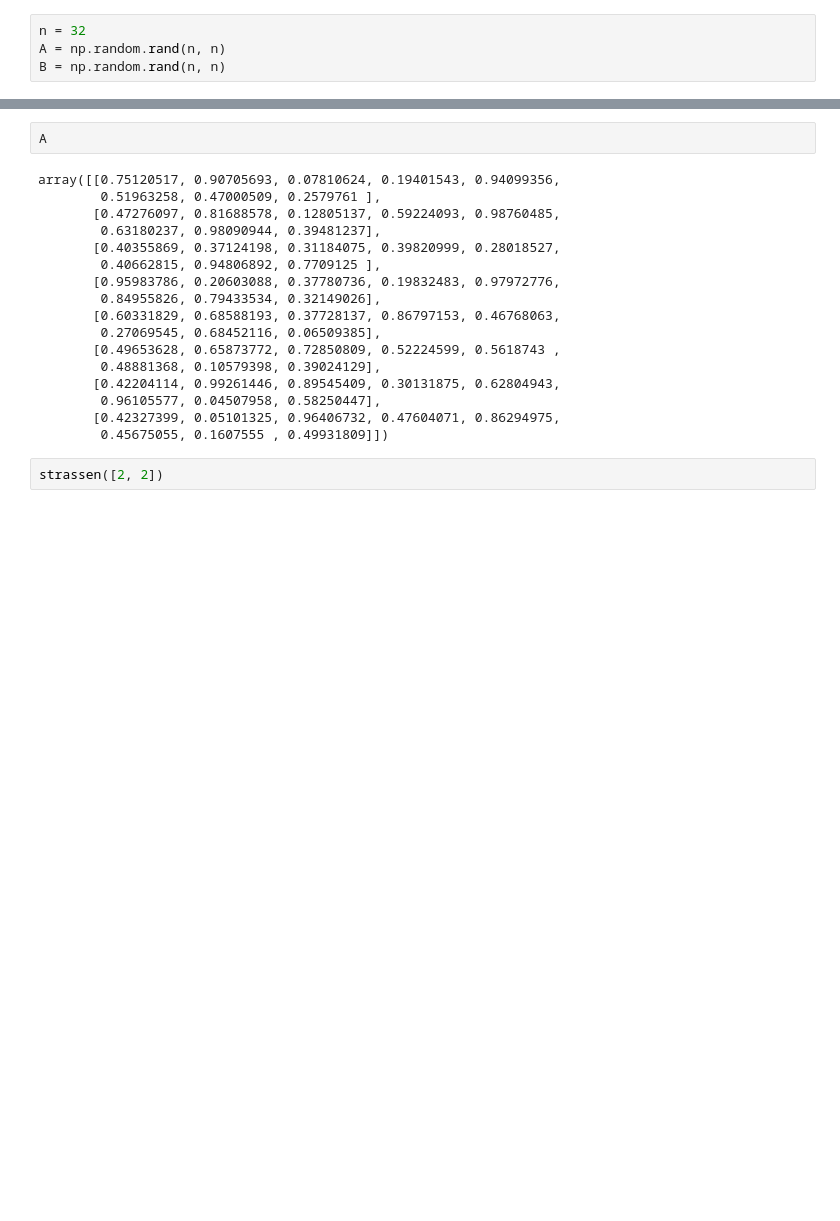
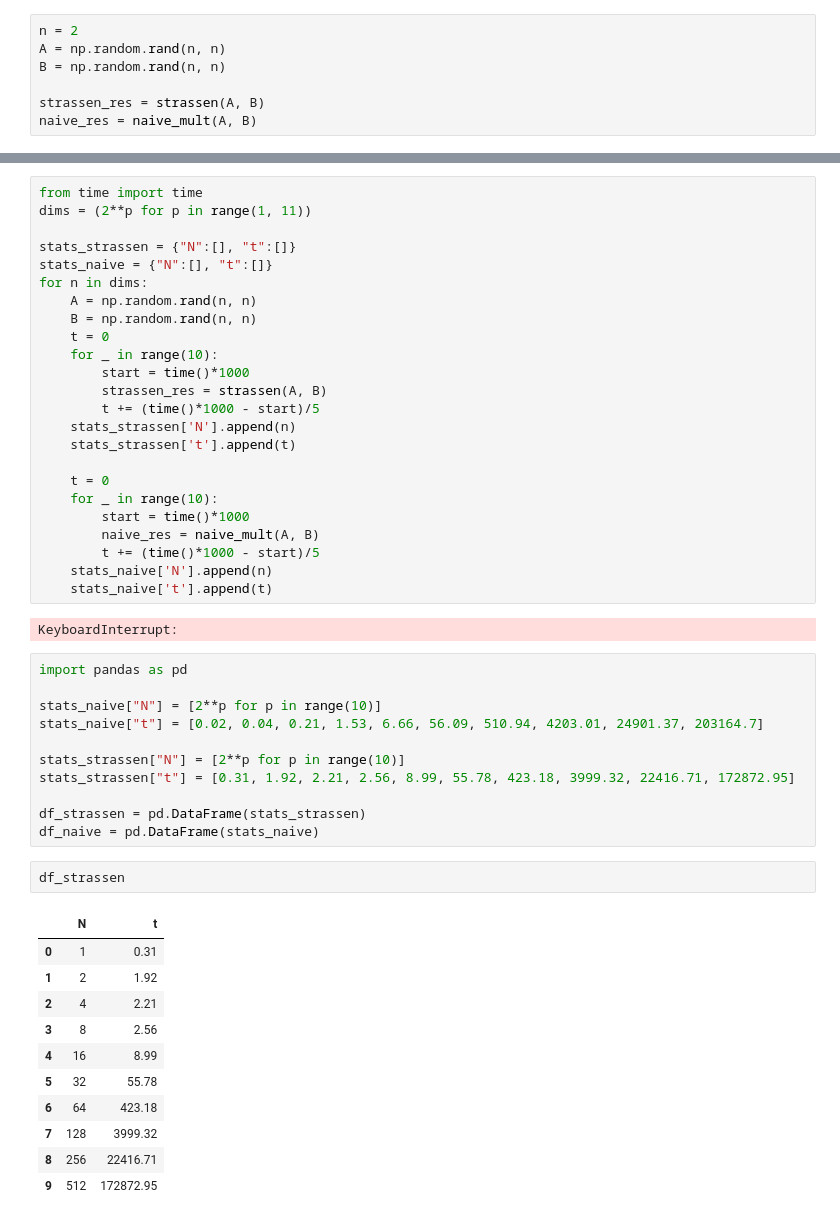
Before and after one commit to RamiNaim/Analysis-and-development-of-algorithms, a Jupyter notebook: task8/matrix_mult.ipynb, the cells around one changed output, grey strips where cells are left out. Cells and saved outputs as stored; diff of their text form; blank space fills up the shorter version.

```diff
--- a/task8/matrix_mult.ipynb
+++ b/task8/matrix_mult.ipynb
@@ -198,7 +196,10 @@ def strassen(A, B):
 def is_equal(a, b):
     return (abs(strassen_res - naive_res) <= 10e-9).all()
 # %%
-n = 32
+n = 2
 A = np.random.rand(n, n)
 B = np.random.rand(n, n)
+
+strassen_res = strassen(A, B)
+naive_res = naive_mult(A, B)
 # %%
@@ -275,21 +213,51 @@ array([[0.99685352, 0.80368283, 0.28854261, 0.34159672],
-# %%
-A
-# %% [output]
-array([[0.75120517, 0.90705693, 0.07810624, 0.19401543, 0.94099356,
-        0.51963258, 0.47000509, 0.2579761 ],
-       [0.47276097, 0.81688578, 0.12805137, 0.59224093, 0.98760485,
-        0.63180237, 0.98090944, 0.39481237],
-       [0.40355869, 0.37124198, 0.31184075, 0.39820999, 0.28018527,
-        0.40662815, 0.94806892, 0.7709125 ],
-       [0.95983786, 0.20603088, 0.37780736, 0.19832483, 0.97972776,
-        0.84955826, 0.79433534, 0.32149026],
-       [0.60331829, 0.68588193, 0.37728137, 0.86797153, 0.46768063,
-        0.27069545, 0.68452116, 0.06509385],
-       [0.49653628, 0.65873772, 0.72850809, 0.52224599, 0.5618743 ,
-        0.48881368, 0.10579398, 0.39024129],
-       [0.42204114, 0.99261446, 0.89545409, 0.30131875, 0.62804943,
-        0.96105577, 0.04507958, 0.58250447],
-       [0.42327399, 0.05101325, 0.96406732, 0.47604071, 0.86294975,
-        0.45675055, 0.1607555 , 0.49931809]])
-# %%
-strassen([2, 2])
+# %%
+from time import time
+dims = (2**p for p in range(1, 11))
+
+stats_strassen = {"N":[], "t":[]}
+stats_naive = {"N":[], "t":[]}
+for n in dims:
+    A = np.random.rand(n, n)
+    B = np.random.rand(n, n)
+    t = 0
+    for _ in range(10):
+        start = time()*1000
+        strassen_res = strassen(A, B)
+        t += (time()*1000 - start)/5
+    stats_strassen['N'].append(n)
+    stats_strassen['t'].append(t)
+
+    t = 0
+    for _ in range(10):
+        start = time()*1000
+        naive_res = naive_mult(A, B)
+        t += (time()*1000 - start)/5
+    stats_naive['N'].append(n)
+    stats_naive['t'].append(t)
+# %% [output]
+KeyboardInterrupt:
+# %%
+import pandas as pd
+
+stats_naive["N"] = [2**p for p in range(10)]
+stats_naive["t"] = [0.02, 0.04, 0.21, 1.53, 6.66, 56.09, 510.94, 4203.01, 24901.37, 203164.7]
+
+stats_strassen["N"] = [2**p for p in range(10)]
+stats_strassen["t"] = [0.31, 1.92, 2.21, 2.56, 8.99, 55.78, 423.18, 3999.32, 22416.71, 172872.95]
+
+df_strassen = pd.DataFrame(stats_strassen)
+df_naive = pd.DataFrame(stats_naive)
+# %%
+df_strassen
+# %% [output]
+|  | N | t |
+| 0 | 1 | 0.31 |
+| 1 | 2 | 1.92 |
+| 2 | 4 | 2.21 |
+| 3 | 8 | 2.56 |
+| 4 | 16 | 8.99 |
+| 5 | 32 | 55.78 |
+| 6 | 64 | 423.18 |
+| 7 | 128 | 3999.32 |
+| 8 | 256 | 22416.71 |
+| 9 | 512 | 172872.95 |
```
Also changed, not shown: parts of 15 cells of this notebook.
